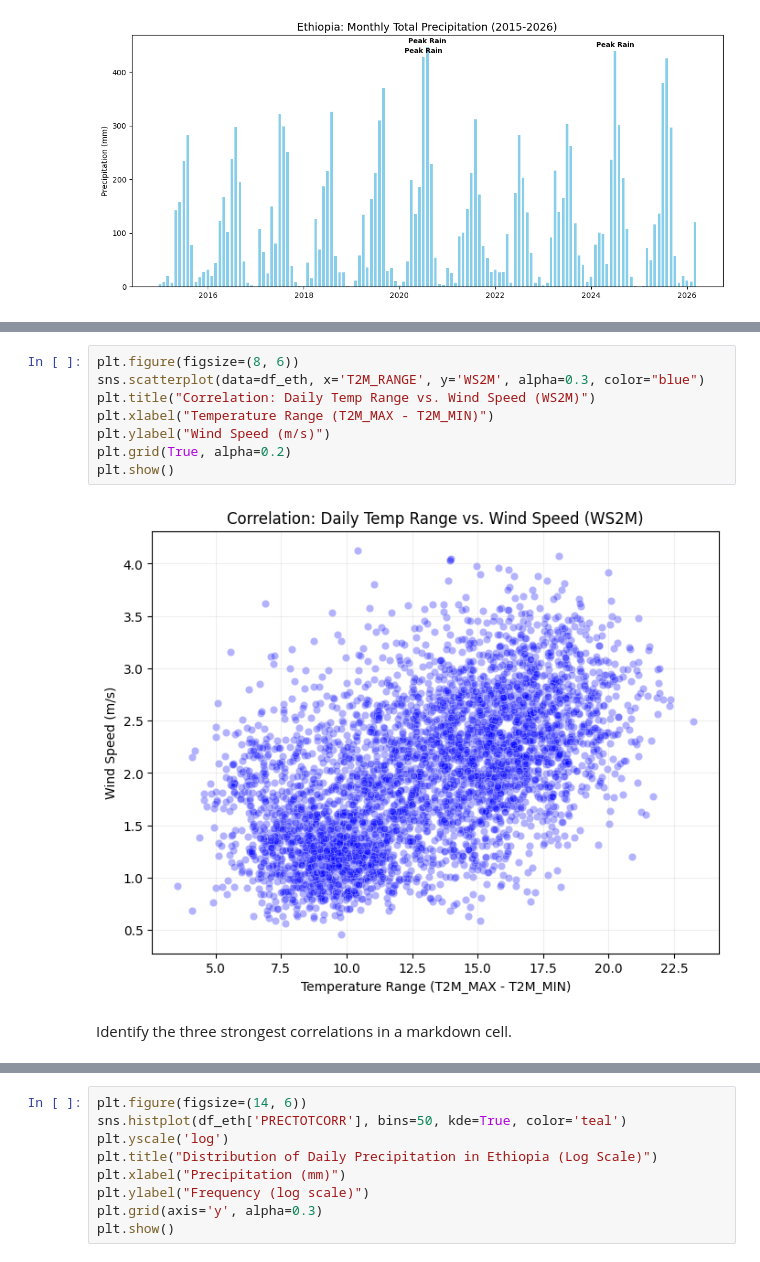
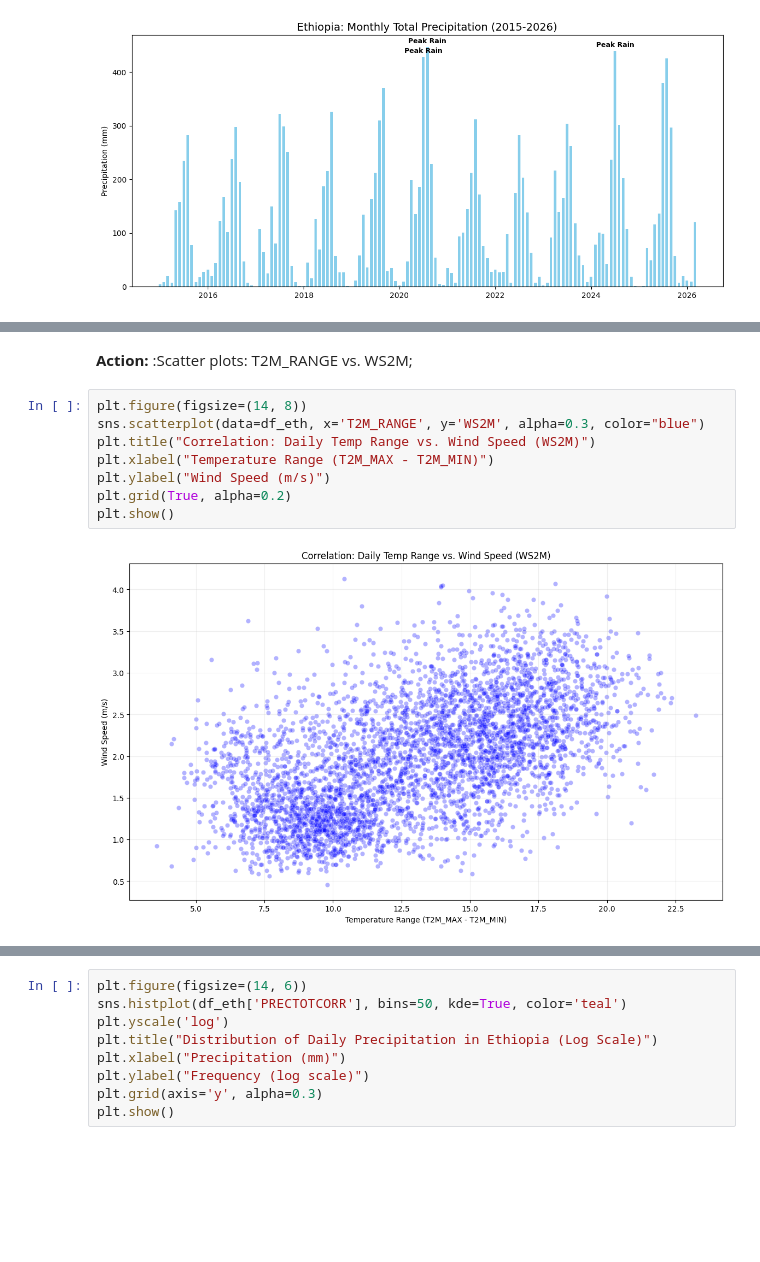
Before and after one commit to Meseret1G/climate-challenge-week0, a Jupyter notebook: Ethiopia_eda.ipynb, the cells around one changed output, grey strips where cells are left out. Cells and saved outputs as stored; diff of their text form; blank space fills up the shorter version.

```diff
--- a/Ethiopia_eda.ipynb
+++ b/Ethiopia_eda.ipynb
@@ -270,12 +329,12 @@ Scatter plots: T2M_RANGE vs. WS2M;
+# %% [markdown]
+**Action:** :Scatter plots: T2M_RANGE vs. WS2M;
 # %%
-plt.figure(figsize=(8, 6))
+plt.figure(figsize=(14, 8))
 sns.scatterplot(data=df_eth, x='T2M_RANGE', y='WS2M', alpha=0.3, color="blue")
 plt.title("Correlation: Daily Temp Range vs. Wind Speed (WS2M)")
 plt.xlabel("Temperature Range (T2M_MAX - T2M_MIN)")
 plt.ylabel("Wind Speed (m/s)")
 plt.grid(True, alpha=0.2)
 plt.show()
 # %% [output]
-[figure, old version]
+[figure, new version]
-# %% [markdown]
-Identify the three strongest correlations in a markdown cell.
```
Also changed, not shown: parts of 70 cells of this notebook, 10 other files.
